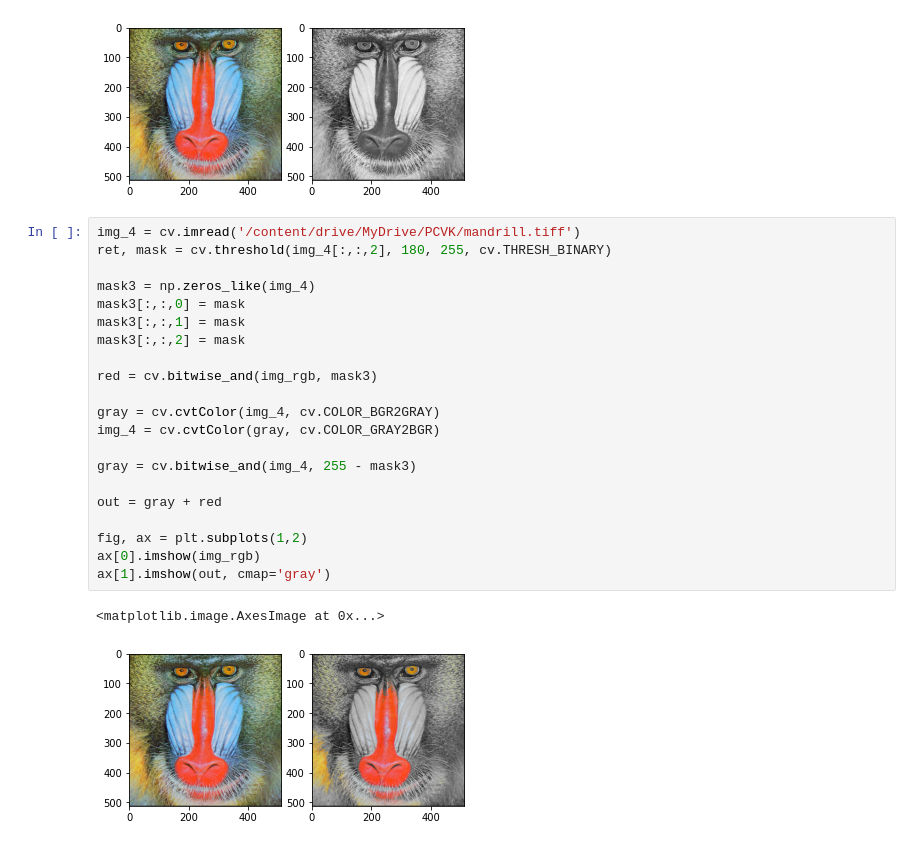
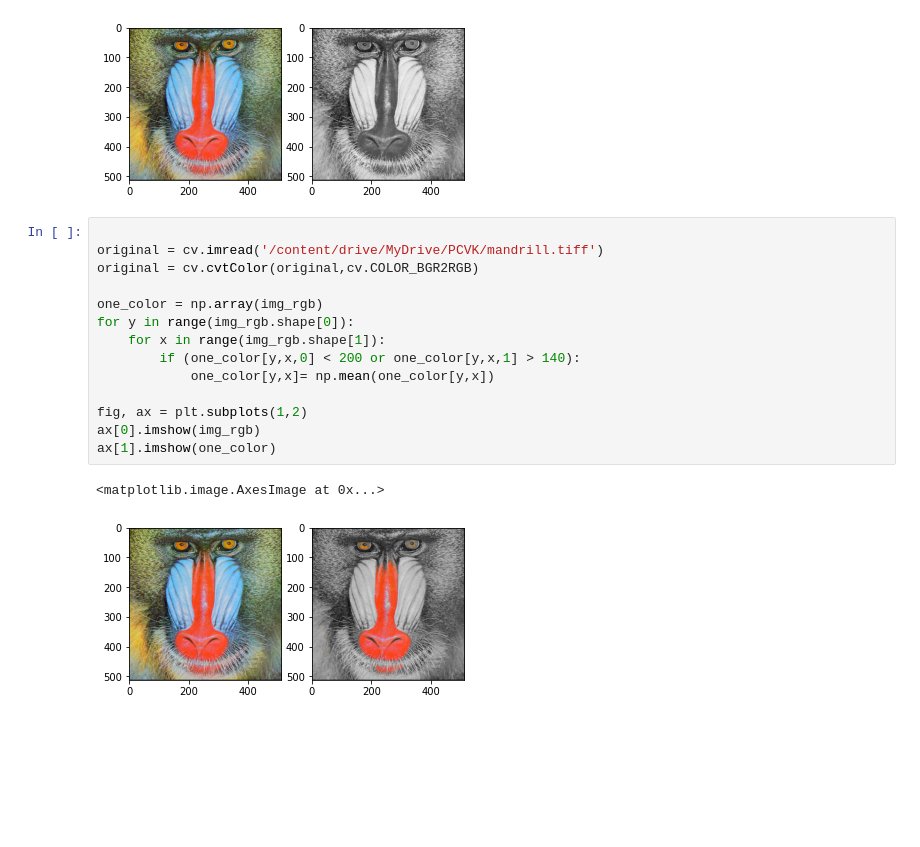
Before and after one commit to Afvanie/PCVK_Genap_2023, a Jupyter notebook: week3.ipynb, the cells around one changed output. Cells and saved outputs as stored; diff of their text form; blank space fills up the shorter version.

```diff
--- a/week3.ipynb
+++ b/week3.ipynb
@@ -135,27 +135,20 @@ ax[1].imshow(gray_image_lum, cmap='gray')
 # %% [output]
 <matplotlib.image.AxesImage at 0x...>
 [figure]
-# %%
-img_4 = cv.imread('/content/drive/MyDrive/PCVK/mandrill.tiff')
-ret, mask = cv.threshold(img_4[:,:,2], 180, 255, cv.THRESH_BINARY)
-
-mask3 = np.zeros_like(img_4)
-mask3[:,:,0] = mask
-mask3[:,:,1] = mask
-mask3[:,:,2] = mask
-
-red = cv.bitwise_and(img_rgb, mask3)
-
-gray = cv.cvtColor(img_4, cv.COLOR_BGR2GRAY)
-img_4 = cv.cvtColor(gray, cv.COLOR_GRAY2BGR)
-
-gray = cv.bitwise_and(img_4, 255 - mask3)
-
-out = gray + red
-
-fig, ax = plt.subplots(1,2)
-ax[0].imshow(img_rgb)
-ax[1].imshow(out, cmap='gray')
-# %% [output]
-<matplotlib.image.AxesImage at 0x...>
-[figure, removed]
+# %%
+
+original = cv.imread('/content/drive/MyDrive/PCVK/mandrill.tiff')
+original = cv.cvtColor(original,cv.COLOR_BGR2RGB)
+
+one_color = np.array(img_rgb)
+for y in range(img_rgb.shape[0]):
+    for x in range(img_rgb.shape[1]):
+        if (one_color[y,x,0] < 200 or one_color[y,x,1] > 140):
+            one_color[y,x]= np.mean(one_color[y,x])
+
+fig, ax = plt.subplots(1,2)
+ax[0].imshow(img_rgb)
+ax[1].imshow(one_color)
+# %% [output]
+<matplotlib.image.AxesImage at 0x...>
+[figure, added]
```
